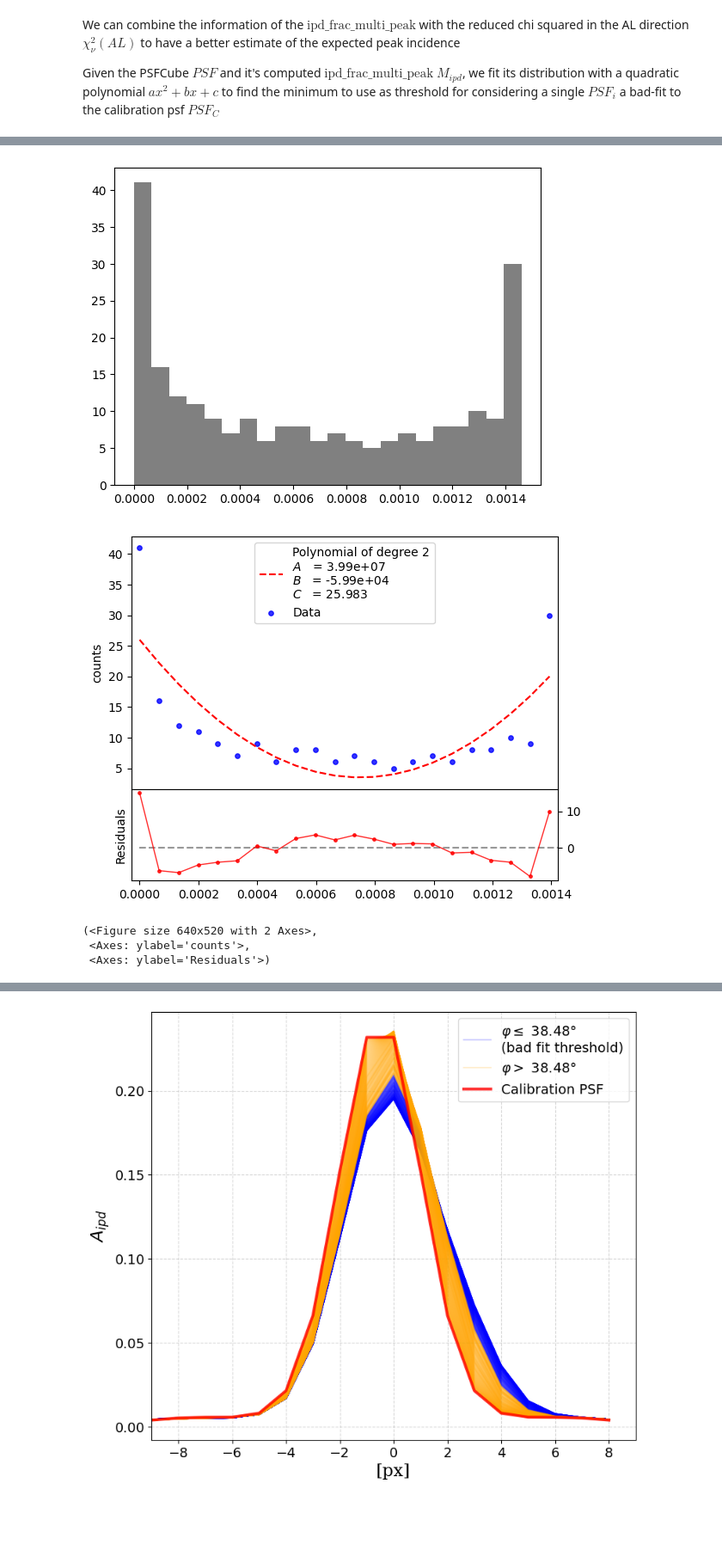
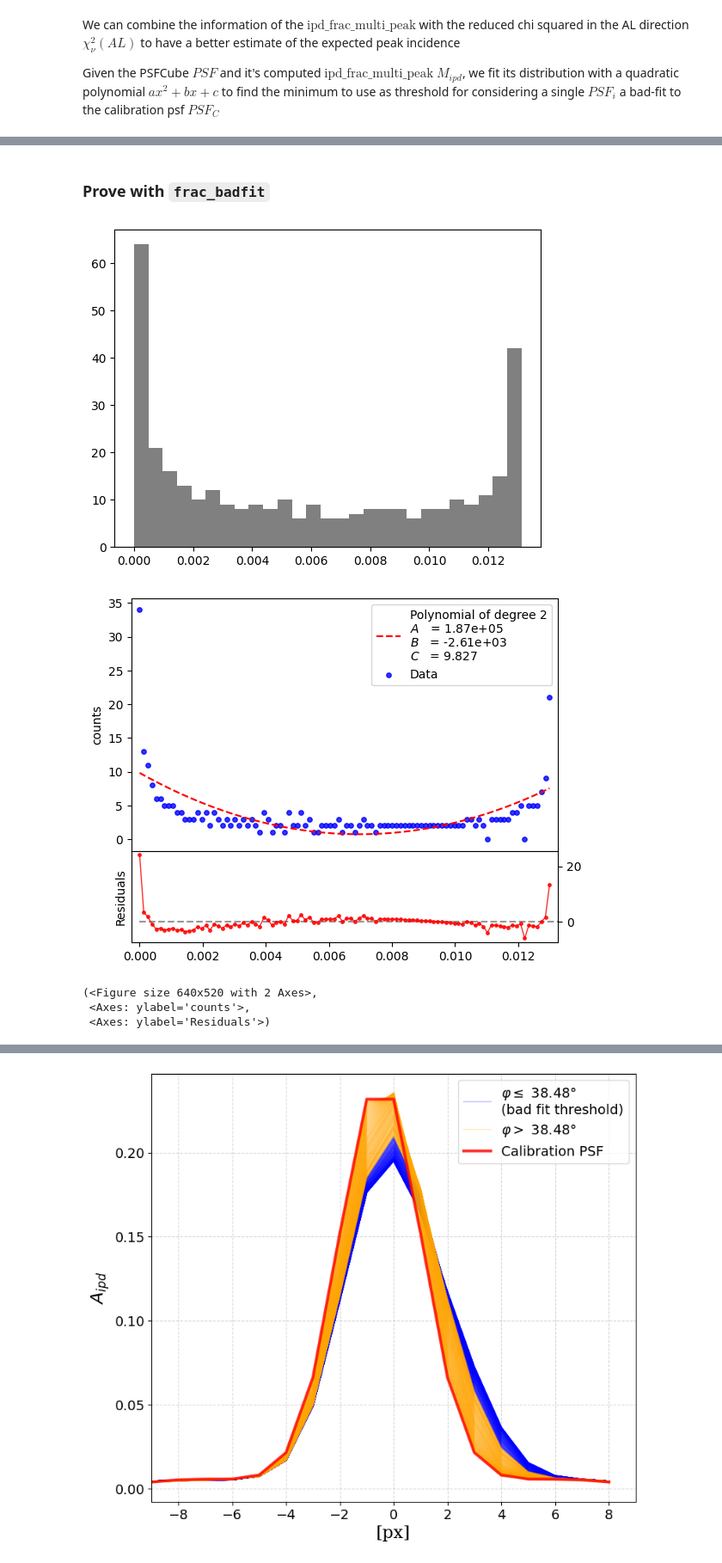
Before and after one commit to pietroferraiuolo/BINCAT, a Jupyter notebook: scripts/05-analysis-v1.ipynb, the cells around one changed output, grey strips where cells are left out. Shown at 86% size. Saved outputs shown, nothing was run; the diff lists cells and outputs as text; code cells hidden in the pictures; blank space fills up the shorter version.

```diff
--- a/scripts/05-analysis-v1.ipynb
+++ b/scripts/05-analysis-v1.ipynb
@@ -233,20 +240,22 @@ Given the PSFCube $PSF$ and it's computed $\mathrm{ipd\_frac\_multi\_peak}$ $M_{
+# %% [markdown]
+### Prove with `frac_badfit`
 # %%
-cube = bs.load_psf(tn_or_fp=sd[(sd['D_mas'] == 150) & (sd['delta_m'] == 1.0)].iloc[0].TN)
+cube = bs.load_psf(tn_or_fp=sd[(sd['D_mas'] == 220) & (sd['delta_m'] == 0.0)].iloc[0].TN)
 
 ipd = bs.ipd_.IPD(cube=cube, fitted_parameters=1)
 ipd(verbose=False)
 
-h = gp.plots.histogram(ipd.chi2_al, out=True, bins='detailed', dont_show=True)['h']
+h = gp.plots.histogram(ipd.chi2_al, out=True, bins=100, dont_show=True)['h']
 
 hp = h['counts']
 hp_x = h['bins']
 
 polyfit = stats.fit_data_points(hp, x_data=hp_x, method='poly2', plot=False)
 
 gp.plots.regressionPlot(polyfit, size=15, f_type='datapoint', grid=True, pc='blue')
 # %% [output]
-[figure, old version]
+[figure, new version]
-[figure, old version]
+[figure, new version]
 (<Figure size 640x520 with 2 Axes>,
  <Axes: ylabel='counts'>,
  <Axes: ylabel='Residuals'>)
```
Also changed, not shown: parts of 10 cells of this notebook, 10 other files.
